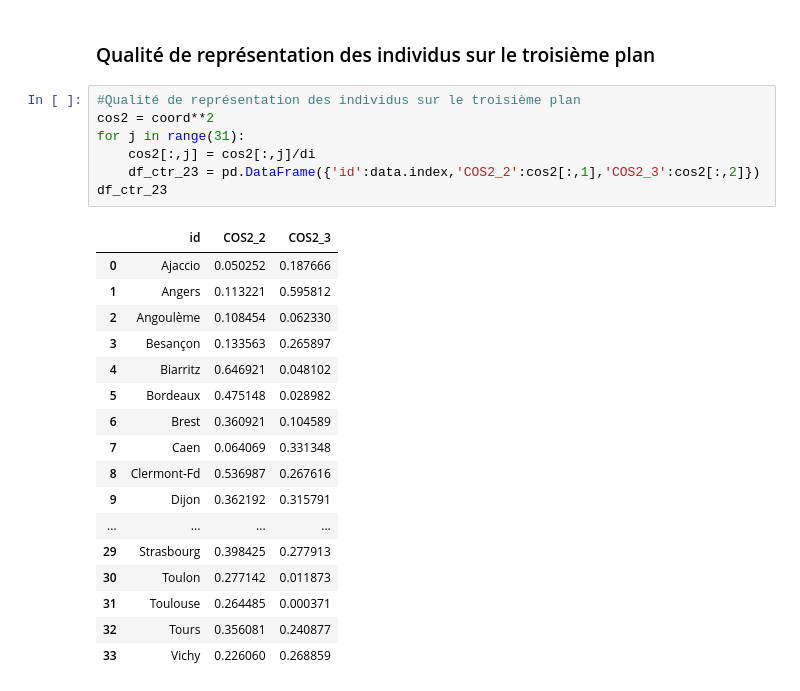
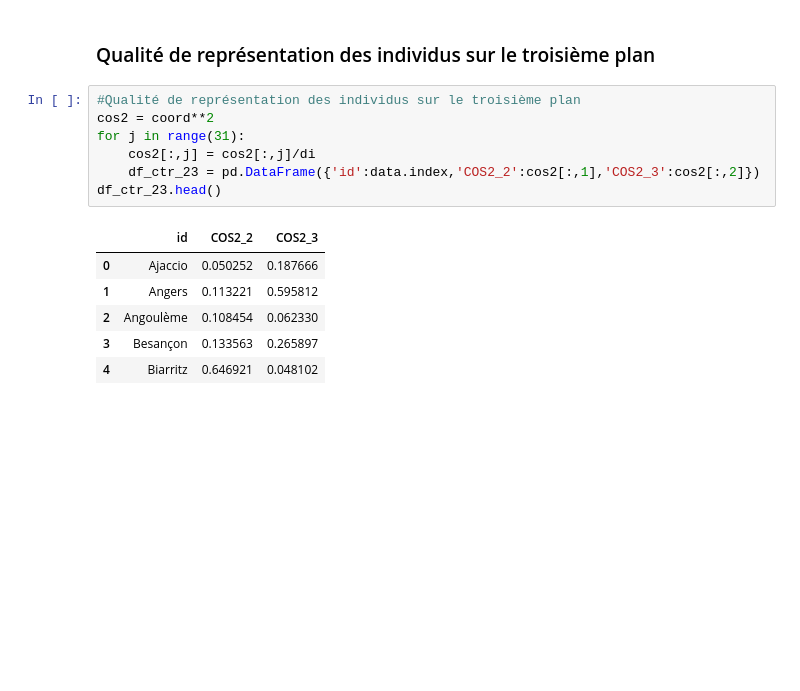
Before and after one commit to Asmaa213/ACP_Typologie_Villes, a Jupyter notebook: acp.ipynb, the cells around one changed output. Drawn from its saved outputs; the diff is of its cells as text; blank space fills up the shorter version.

```diff
--- a/acp.ipynb
+++ b/acp.ipynb
@@ -368,25 +481,14 @@ df_ctr_13
 # %%
 #Qualité de représentation des individus sur le troisième plan
 cos2 = coord**2
 for j in range(31):
     cos2[:,j] = cos2[:,j]/di
     df_ctr_23 = pd.DataFrame({'id':data.index,'COS2_2':cos2[:,1],'COS2_3':cos2[:,2]})
-df_ctr_23
+df_ctr_23.head()
 # %% [output]
 |  | id | COS2_2 | COS2_3 |
 | 0 | Ajaccio | 0.050252 | 0.187666 |
 | 1 | Angers | 0.113221 | 0.595812 |
 | 2 | Angoulème | 0.108454 | 0.062330 |
 | 3 | Besançon | 0.133563 | 0.265897 |
 | 4 | Biarritz | 0.646921 | 0.048102 |
-| 5 | Bordeaux | 0.475148 | 0.028982 |
-| 6 | Brest | 0.360921 | 0.104589 |
-| 7 | Caen | 0.064069 | 0.331348 |
-| 8 | Clermont-Fd | 0.536987 | 0.267616 |
-| 9 | Dijon | 0.362192 | 0.315791 |
-| ... | ... | ... | ... |
-| 29 | Strasbourg | 0.398425 | 0.277913 |
-| 30 | Toulon | 0.277142 | 0.011873 |
-| 31 | Toulouse | 0.264485 | 0.000371 |
-| 32 | Tours | 0.356081 | 0.240877 |
-| 33 | Vichy | 0.226060 | 0.268859 |
```
Also changed, not shown: parts of 18 cells of this notebook.
